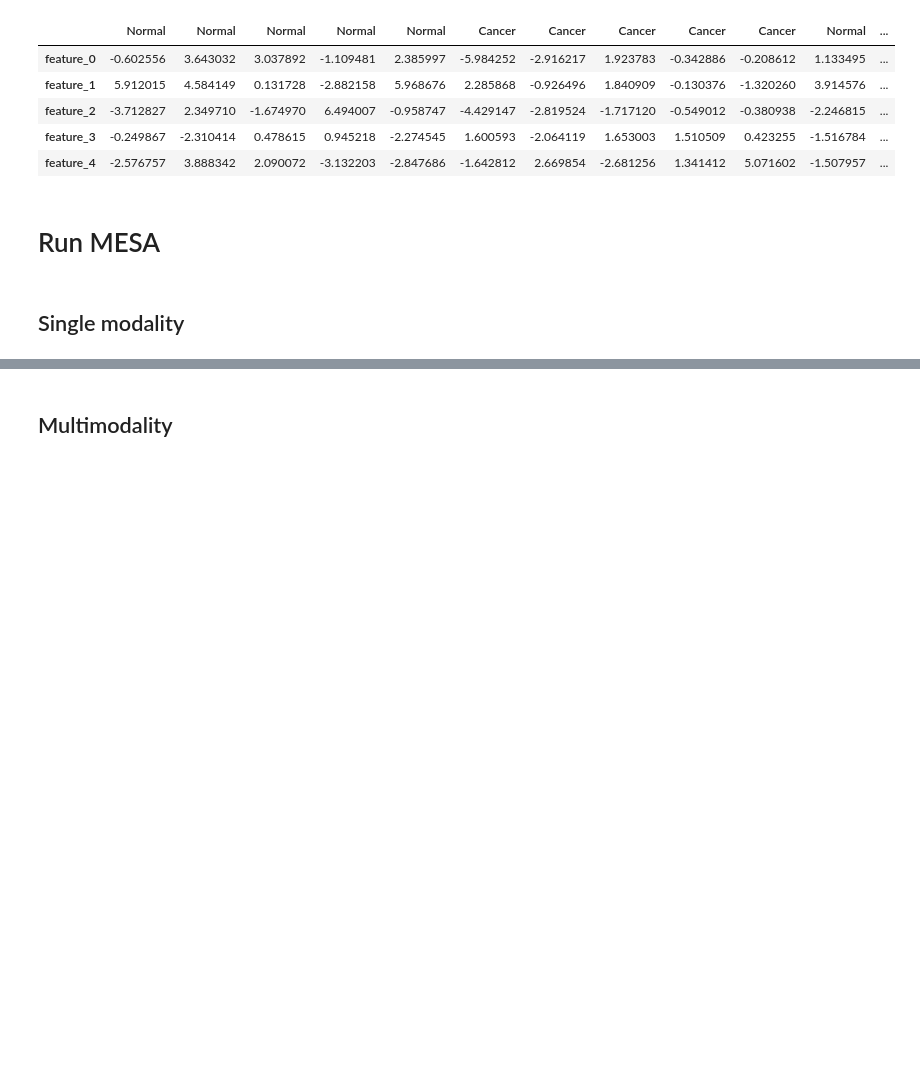
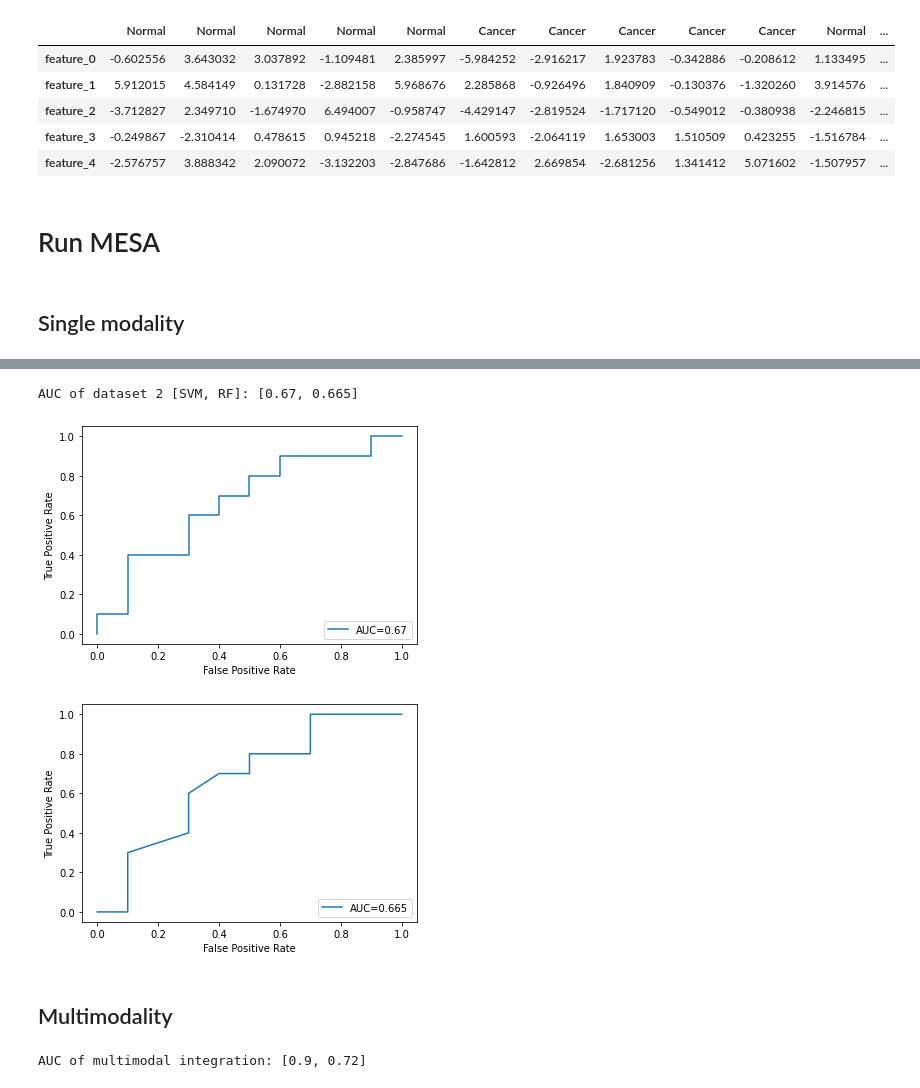
Before and after one commit to ChaorongC/MESA, a Jupyter notebook: demo.ipynb, the cells around one changed output, grey strips where cells are left out. Drawn from its saved outputs; the diff is of its cells as text; code cells hidden in the pictures; blank space fills up the shorter version.

```diff
--- a/demo.ipynb
+++ b/demo.ipynb
@@ -101,3 +135,5 @@ mesa_result_2 = MESA_single(
 # %%
 #AUC
-print('AUC of dataset 2: %s' % mesa_result_2[-1])
+print('AUC of dataset 2 [SVM, RF]: %s' % mesa_result_2[-1])
+# %% [output]
+AUC of dataset 2 [SVM, RF]: [0.67, 0.665]
@@ -106,3 +140,11 @@ plot_ROC(mesa_result_2[1],mesa_result_2[2][0])
+# %%
+# ROC curve for SVM classifier
+plot_ROC(mesa_result_2[1],mesa_result_2[2][0])
+# ROC curve for RandomForest classifier
+plot_ROC(mesa_result_2[1],mesa_result_2[2][1])
+# %% [output]
+[figure, added]
+[figure, added]
 # %% [markdown]
 ## Multimodality
 # %%
@@ -115,4 +157,6 @@ mesa_multimodal = MESA_integration(
 # %%
 # Multimodal AUC
 #AUC
-print('AUC of multimodal integration: %s' % mesa_multimodal[-1])
+print('AUC of multimodal integration [SVM, RF]: %s' % mesa_multimodal[-1])
+# %% [output]
+AUC of multimodal integration: [0.9, 0.72]
```
Also changed, not shown: parts of 10 cells of this notebook.
